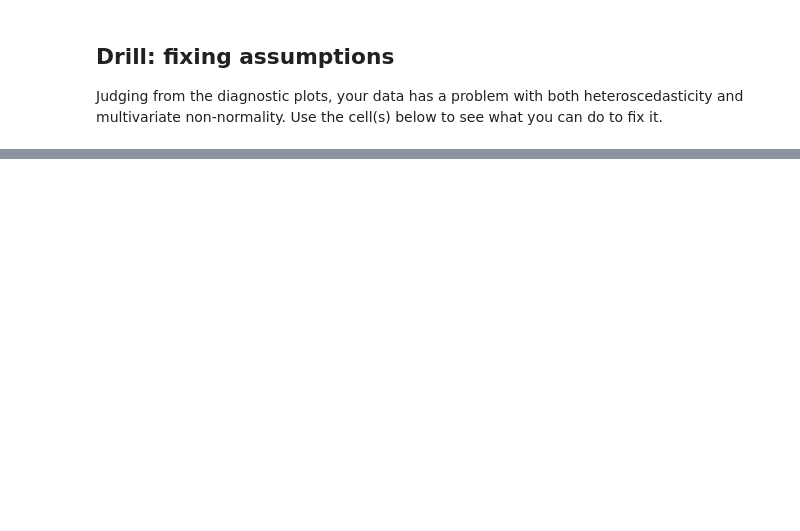
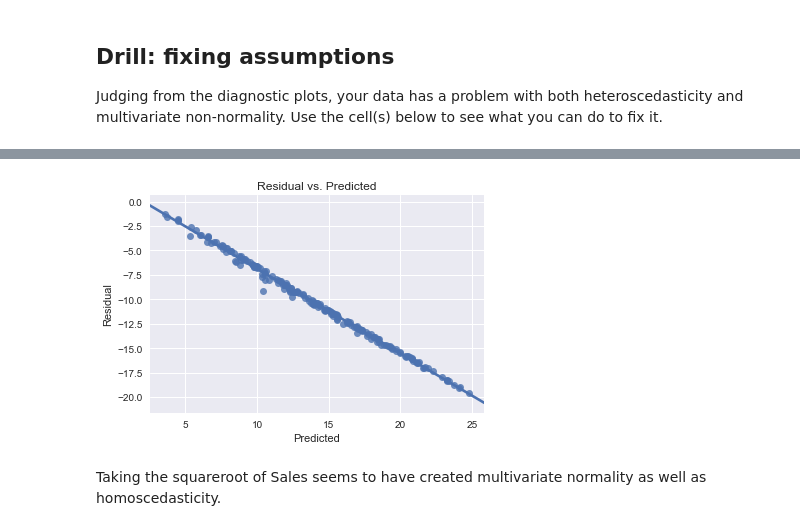
Before and after one commit to gurkpet/Thinkful-Lessons, a Jupyter notebook: Thinkful 2.4.3/2.4.3+The+Extraordinary+Power+of+Explanatory+Power.ipynb, the cells around one changed output, grey strips where cells are left out. Saved outputs shown, nothing was run; the diff lists cells and outputs as text; code cells hidden in the pictures; blank space fills up the shorter version.

```diff
--- a/Thinkful 2.4.3/2.4.3+The+Extraordinary+Power+of+Explanatory+Power.ipynb
+++ b/Thinkful 2.4.3/2.4.3+The+Extraordinary+Power+of+Explanatory+Power.ipynb
@@ -174,0 +244,11 @@ Judging from the diagnostic plots, your data has a problem with both heterosceda
+# %%
+sns.regplot(predicted, residual, ci = False)
+plt.xlabel('Predicted')
+plt.ylabel('Residual')
+#plt.axhline(y=0)
+plt.title('Residual vs. Predicted')
+plt.show()
+# %% [output]
+[figure, added]
+# %% [markdown]
+Taking the squareroot of Sales seems to have created multivariate normality as well as homoscedasticity.
```
Also changed, not shown: parts of 9 cells of this notebook.
